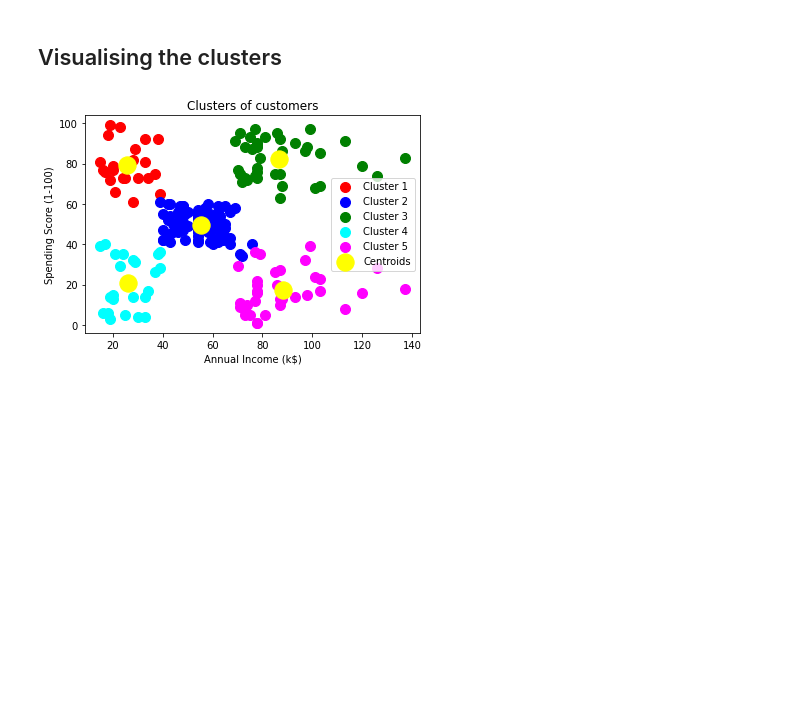
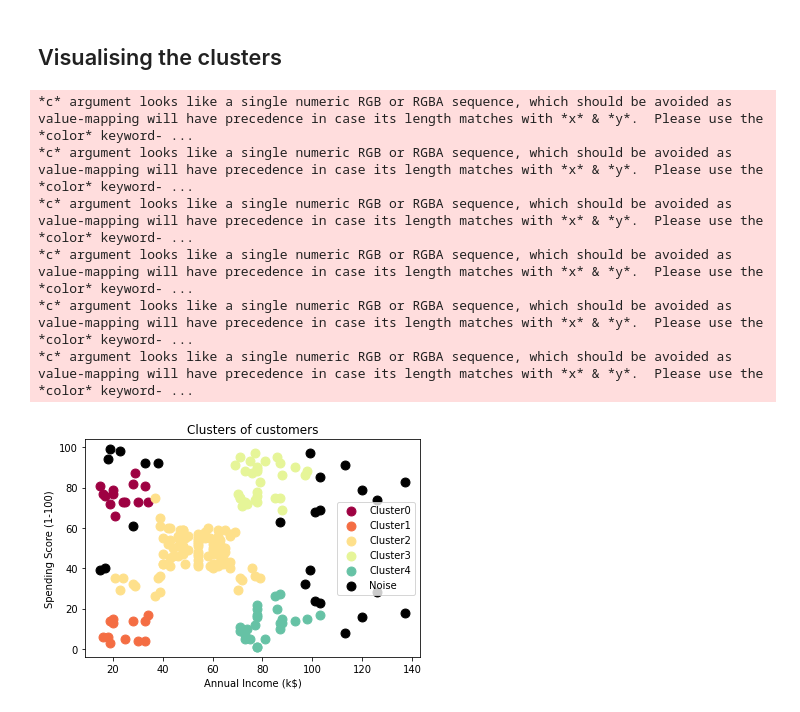
Before and after one commit to sudeepjd/Data-Analytics, a Jupyter notebook: 04-Clustering/DBSCAN_Clustering.ipynb, the cells around one changed output. Saved outputs shown, nothing was run; the diff lists cells and outputs as text; code cells hidden in the pictures; blank space fills up the shorter version.

```diff
--- a/04-Clustering/DBSCAN_Clustering.ipynb
+++ b/04-Clustering/DBSCAN_Clustering.ipynb
@@ -18,12 +15,0 @@ X = dataset.iloc[:, [3, 4]].values
-# %%
-from sklearn.cluster import KMeans
-wcss = []
-for i in range(1, 11):
-    kmeans = KMeans(n_clusters = i, init = 'k-means++', random_state = 42)
-    kmeans.fit(X)
-    wcss.append(kmeans.inertia_)
-plt.plot(range(1, 11), wcss)
-plt.title('The Elbow Method')
-plt.xlabel('Number of clusters')
-plt.ylabel('WCSS')
-plt.show()
@@ -36,0 +38,9 @@ y_kmeans = kmeans.fit_predict(X)
+# %%
+eps = 10.5
+points = 8
+from sklearn.cluster import DBSCAN
+db = DBSCAN(eps=eps, min_samples=points).fit(X)
+
+labels = db.labels_
+n_clusters = len(set(labels)) - (1 if -1 in labels else 0)
+n_noise = list(labels).count(-1)
@@ -37,16 +62,25 @@ y_kmeans = kmeans.fit_predict(X)
 # %% [markdown]
 ## Visualising the clusters
 # %%
-plt.scatter(X[y_kmeans == 0, 0], X[y_kmeans == 0, 1], s = 100, c = 'red', label = 'Cluster 1')
-plt.scatter(X[y_kmeans == 1, 0], X[y_kmeans == 1, 1], s = 100, c = 'blue', label = 'Cluster 2')
-plt.scatter(X[y_kmeans == 2, 0], X[y_kmeans == 2, 1], s = 100, c = 'green', label = 'Cluster 3')
-plt.scatter(X[y_kmeans == 3, 0], X[y_kmeans == 3, 1], s = 100, c = 'cyan', label = 'Cluster 4')
-plt.scatter(X[y_kmeans == 4, 0], X[y_kmeans == 4, 1], s = 100, c = 'magenta', label = 'Cluster 5')
-plt.scatter(kmeans.cluster_centers_[:, 0], kmeans.cluster_centers_[:, 1], s = 300, c = 'yellow', label = 'Centroids')
+unique_labels = set(labels)
+colors = [plt.cm.Spectral(each) for each in np.linspace(0, 1, len(unique_labels))]
+
+for label in unique_labels:
+  if label == -1:
+    plt.scatter(X[labels == -1, 0], X[labels == -1, 1], s = 80, c=tuple([0, 0, 0]), label = 'Noise')
+  else:
+    plt.scatter(X[labels == label, 0], X[labels == label, 1], s = 80, c=tuple(colors[label]), label = 'Cluster' + str(label))
+
 plt.title('Clusters of customers')
 plt.xlabel('Annual Income (k$)')
 plt.ylabel('Spending Score (1-100)')
 plt.legend()
 plt.show()
 # %% [output]
+*c* argument looks like a single numeric RGB or RGBA sequence, which should be avoided as value-mapping will have precedence in case its length matches with *x* & *y*.  Please use the *color* keyword- ...
+*c* argument looks like a single numeric RGB or RGBA sequence, which should be avoided as value-mapping will have precedence in case its length matches with *x* & *y*.  Please use the *color* keyword- ...
+*c* argument looks like a single numeric RGB or RGBA sequence, which should be avoided as value-mapping will have precedence in case its length matches with *x* & *y*.  Please use the *color* keyword- ...
+*c* argument looks like a single numeric RGB or RGBA sequence, which should be avoided as value-mapping will have precedence in case its length matches with *x* & *y*.  Please use the *color* keyword- ...
+*c* argument looks like a single numeric RGB or RGBA sequence, which should be avoided as value-mapping will have precedence in case its length matches with *x* & *y*.  Please use the *color* keyword- ...
+*c* argument looks like a single numeric RGB or RGBA sequence, which should be avoided as value-mapping will have precedence in case its length matches with *x* & *y*.  Please use the *color* keyword- ...
-[figure, old version]
+[figure, new version]
```
Also changed, not shown: parts of 7 cells of this notebook.
